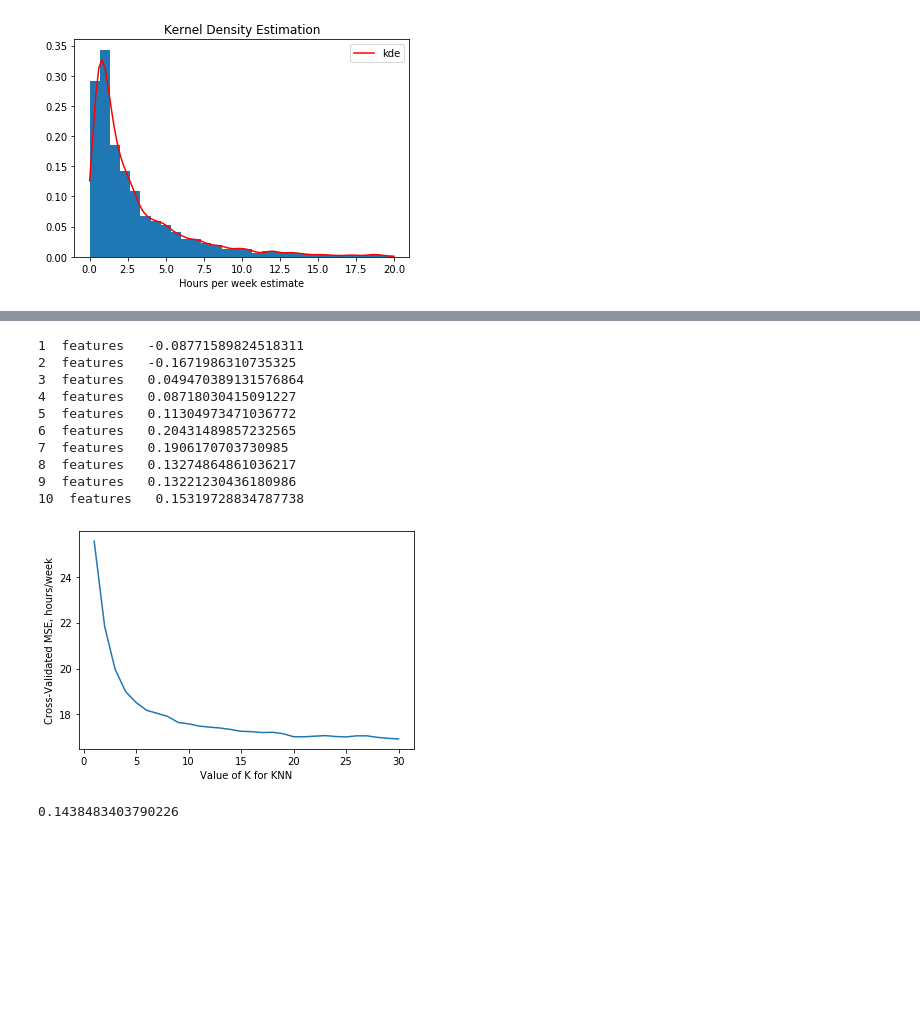
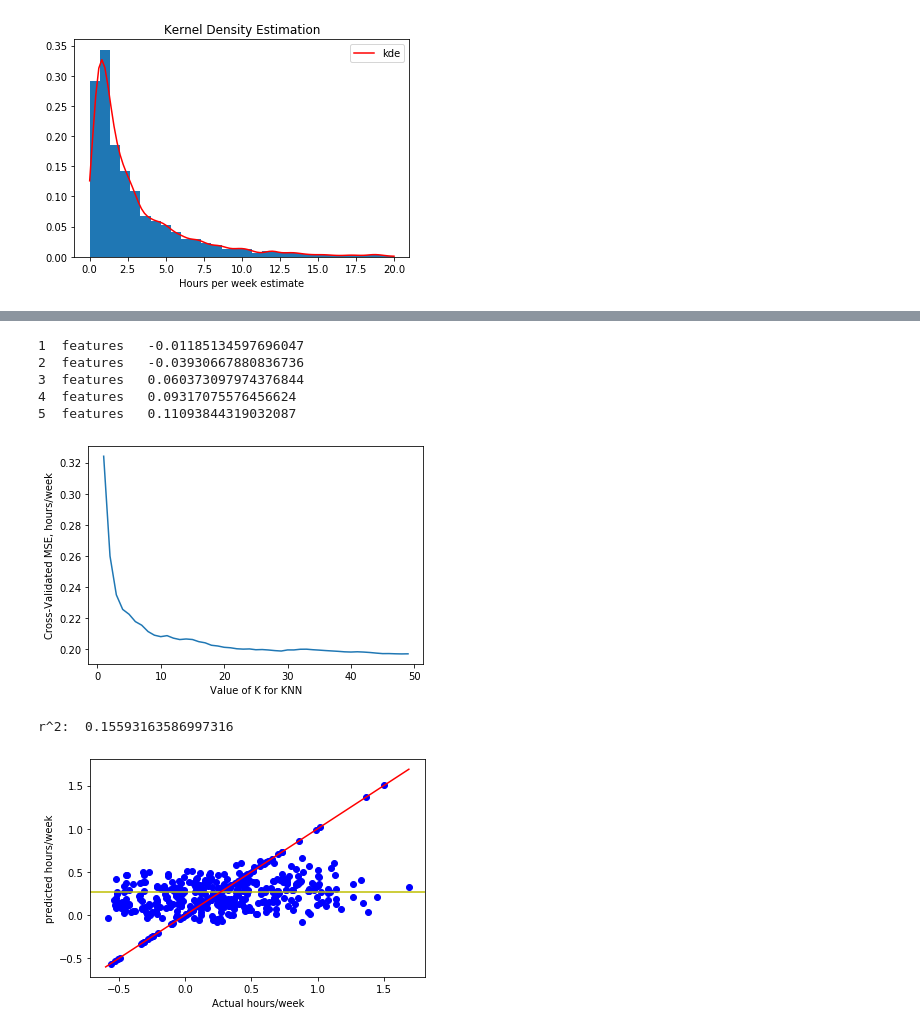
Before and after one commit to vijayoct27/tutor_prediction, a Jupyter notebook: tutor_eda.ipynb, the cells around one changed output, grey strips where cells are left out. Saved outputs shown, nothing was run; the diff lists cells and outputs as text; code cells hidden in the pictures; blank space fills up the shorter version.

```diff
--- a/tutor_eda.ipynb
+++ b/tutor_eda.ipynb
@@ -183,0 +183,15 @@ y = df_eng['hours_per_week_estimate']
+# %%
+rf = RandomForestRegressor(n_estimators=100, criterion='mse', random_state=0)
+X_train, X_test, y_train, y_test = train_test_split(X_nlp, y_log, test_size=0.2, random_state=0)
+
+rf.fit(X_train, y_train)
+y_predict = rf.predict(X_test)
+
+print('r^2: ', r2_score(y_test, y_predict))
+plt.scatter(np.array(y_test), y_predict, color='b')
+plt.axhline(y=y_log.mean(), color='y', linestyle='-')
+x = np.linspace(y_log.min(), y_log.max(),100)
+plt.plot(x, x, '-r')
+plt.xlabel('Actual hours/week')
+plt.ylabel('predicted hours/week')
+plt.show()
@@ -184,8 +201,7 @@ y = df_eng['hours_per_week_estimate']
 # %%
 rf = RandomForestRegressor(n_estimators=50, criterion='mse', min_samples_leaf=10, random_state=0)
-features = list(X.columns)
-rf.fit(X, y)
-
+features = list(X_nlp.columns)
+rf.fit(X_nlp, y_log)
 importances = rf.feature_importances_
 std = np.std([tree.feature_importances_ for tree in rf.estimators_],
              axis=0)
@@ -194,16 +210,16 @@ indices = np.argsort(importances)[::-1]
 # Print feature ranking
 print("Feature ranking:")
 test = [features[f] for f in indices]
-for f in range(X.shape[1]):
+for f in range(X_nlp.shape[1]):
     print("feature %s (%.2f)" %(test[f], importances[indices[f]]))
 
 # Plot feature importances of the forest
 plt.figure()
 plt.title("Feature importances")
-plt.bar(range(X.shape[1]), importances[indices],
+plt.bar(range(X_nlp.shape[1]), importances[indices],
        color="r", yerr=std[indices], align="center")
-plt.xticks(range(X.shape[1]), test, rotation='vertical')
-plt.xlim([-1, X.shape[1]])
+plt.xticks(range(X_nlp.shape[1]), test, rotation='vertical')
+plt.xlim([-1, X_nlp.shape[1]])
 plt.show()
 # %% [output]
 Feature ranking:
@@ -230,49 +246,52 @@ y_rs = (y - y.min()) / (y.max()-y.min())
 X_rs.drop(columns='undergrad_degree', inplace=True)
 # %%
-#X_rs = X_rs.drop(columns=(['hours_per_week_estimate', 'undergrad_degree'] + cols_to_drop))
-y_rs = df_eng['hours_per_week_estimate']
-for i in range(10):
+for i in range(5):
 
     X_sub = X_rs[test[:(i+1)]]
 
-    knn = KNeighborsRegressor(weights='distance', n_neighbors = 6)
-    X_train, X_test, y_train, y_test = train_test_split(X_sub, y_rs, test_size=0.2, random_state=0)
+    knn = KNeighborsRegressor(weights='distance', n_neighbors = 14)
+    X_train, X_test, y_train, y_test = train_test_split(X_sub, y_log, test_size=0.2, random_state=0)
 
     knn.fit(X_train, y_train)
     y_predict = knn.predict(X_test)
     print(i+1, ' features', ' ', r2_score(y_test, y_predict))
 # %% [output]
-1  features   -0.08771589824518311
-2  features   -0.1671986310735325
-3  features   0.049470389131576864
-4  features   0.08718030415091227
-5  features   0.11304973471036772
-6  features   0.20431489857232565
-7  features   0.1906170703730985
-8  features   0.13274864861036217
-9  features   0.13221230436180986
-10  features   0.15319728834787738
+1  features   -0.01185134597696047
+2  features   -0.03930667880836736
+3  features   0.060373097974376844
+4  features   0.09317075576456624
+5  features   0.11093844319032087
 # %%
-k_range = range(1, 31)
+k_range = range(1, 50)
 k_scores = []
-X_top = X_rs[['rate', 'bio_length',
-            'hours_sat', 'hours_per_week_schedule', 'descriptions_length', 'number_subjects']]
+X_knn = X_rs[['number_subjects', 'bio_count', 'rate',
+              'hours_per_week_schedule', 'hours_thurs', 'work', 'teach', 'hours_sat']]
+
 for k in k_range:
     knn = KNeighborsRegressor(n_neighbors = k)
-    loss = abs(cross_val_score(knn, X_top, y_rs, cv=5, scoring='neg_mean_squared_error'))
+    loss = abs(cross_val_score(knn, X_top, y_log, cv=5, scoring='neg_mean_squared_error'))
     k_scores.append(loss.mean())
 plt.plot(k_range, k_scores)
 plt.xlabel('Value of K for KNN')
 plt.ylabel('Cross-Validated MSE, hours/week')
 plt.show()
 # %% [output]
-[figure, old version]
+[figure, new version]
 # %%
-knn = KNeighborsRegressor(weights='distance', n_neighbors = 6)
-X_train, X_test, y_train, y_test = train_test_split(X_top, y_rs, test_size=0.2, random_state=0)
+knn = KNeighborsRegressor(weights='distance', n_neighbors = 30)
+X_train, X_test, y_train, y_test = train_test_split(X_top, y_log, test_size=0.2, random_state=0)
 
 knn.fit(X_train, y_train)
 y_predict = knn.predict(X_test)
-print(r2_score(y_test, y_predict))
+
+print('r^2: ', r2_score(y_test, y_predict))
+plt.scatter(np.array(y_test), y_predict, color='b')
+plt.axhline(y=y_log.mean(), color='y', linestyle='-')
+x = np.linspace(y_log.min(), y_log.max(),100)
+plt.plot(x, x, '-r')
+plt.xlabel('Actual hours/week')
+plt.ylabel('predicted hours/week')
+plt.show()
 # %% [output]
-0.1438483403790226
+r^2:  0.15593163586997316
+[figure, added]
```
Also changed, not shown: parts of 8 cells of this notebook, 2 other files.
